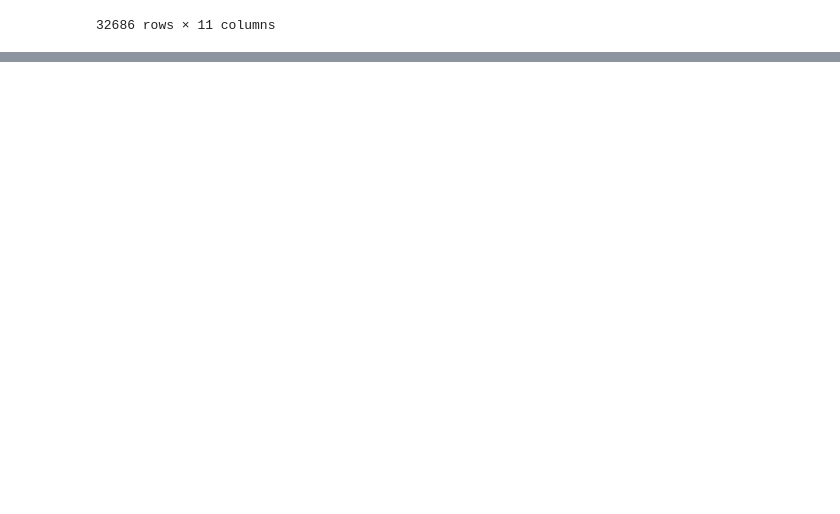
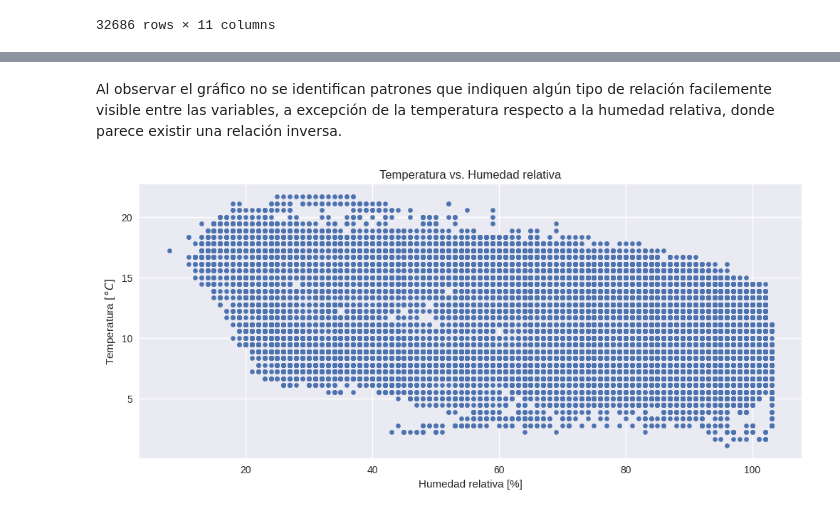
Before and after one commit to MoisesGuerreroUdeA/Seminario-Analitica-CDatos, a Jupyter notebook: jupyter/ME03/ME03_dataset2.ipynb, the cells around one changed output, grey strips where cells are left out. Saved outputs shown, nothing was run; the diff lists cells and outputs as text; code cells hidden in the pictures; blank space fills up the shorter version.

```diff
--- a/jupyter/ME03/ME03_dataset2.ipynb
+++ b/jupyter/ME03/ME03_dataset2.ipynb
@@ -141,0 +394,16 @@ df.describe(include='all')
+# %% [markdown]
+Al observar el gráfico no se identifican patrones que indiquen algún tipo de relación facilemente visible entre las variables, a excepción de la temperatura respecto a la humedad relativa, donde parece existir una relación inversa.
+# %%
+# Gráfico de temperatura vs. humedad relativa
+df_prep.plot.scatter(x='Humidity', y='Temperature',
+                     grid = True,
+                     label='Radiación',
+                     figsize = (12, 5),
+                     fontsize = 10,
+                     legend = False)
+plt.xlabel("Humedad relativa [%]")
+plt.ylabel("Temperatura $[°C]$")
+plt.title('Temperatura vs. Humedad relativa')
+plt.show()
+# %% [output]
+[figure, added]
```
Also changed, not shown: parts of 33 cells of this notebook.
